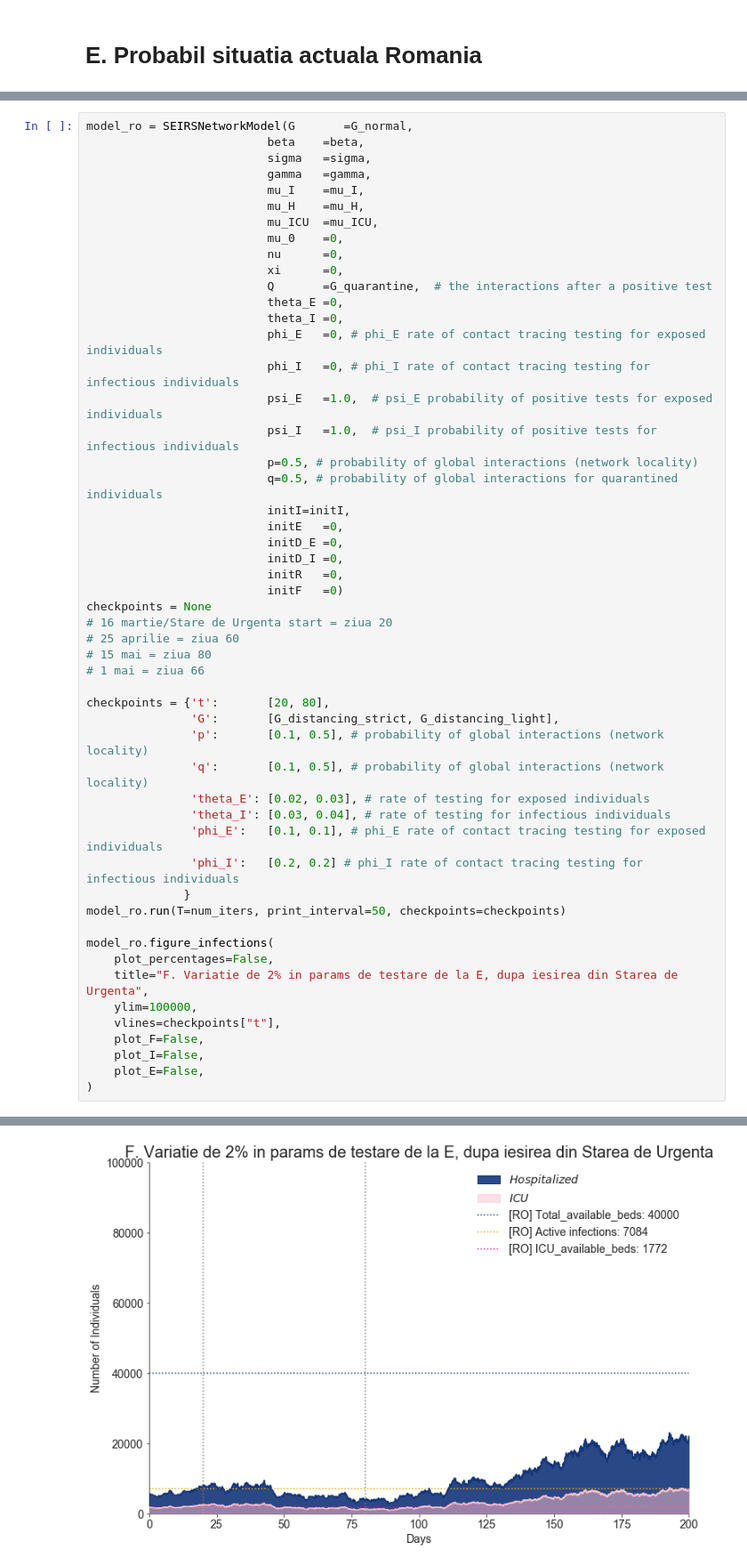
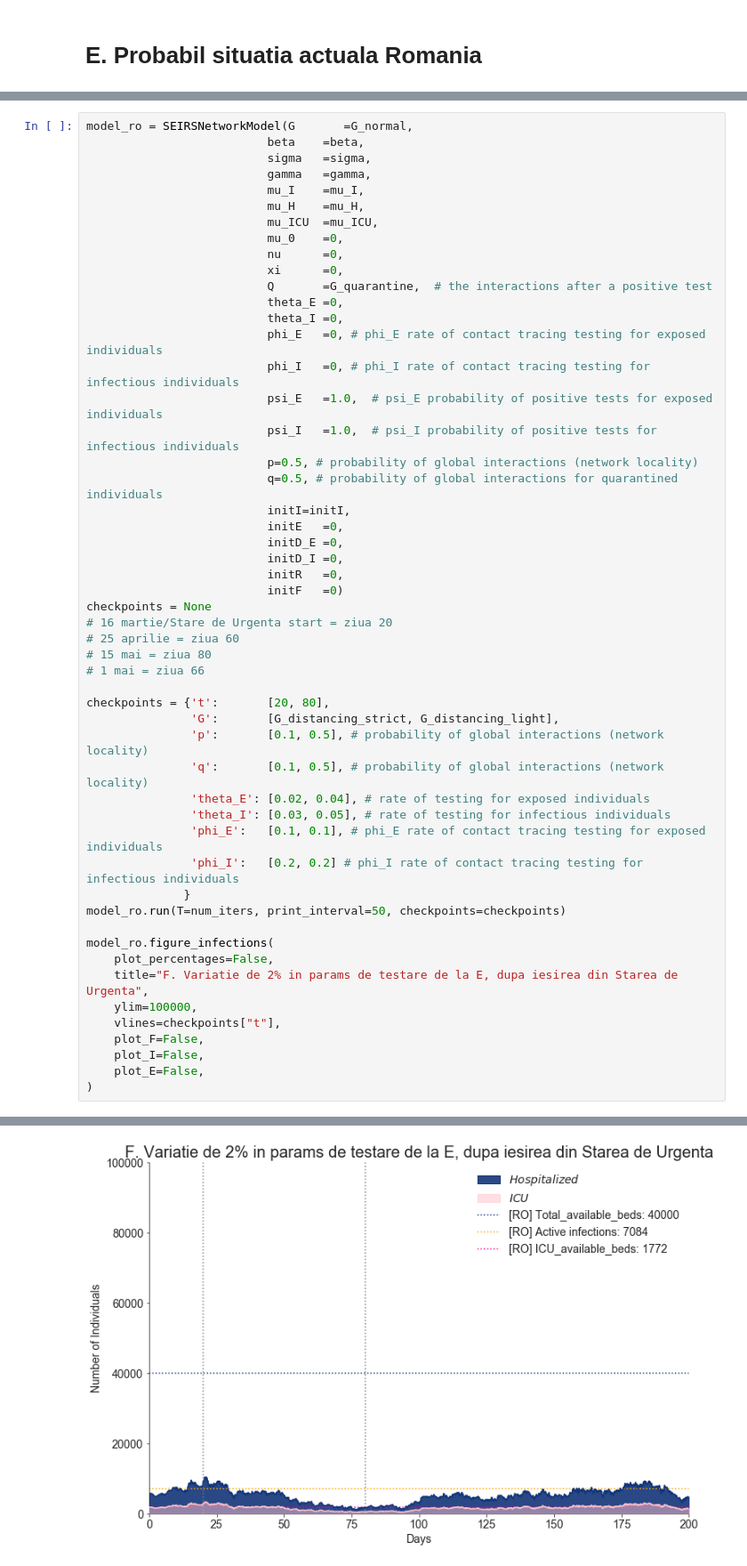
Before and after one commit to ilarele/covid19, a Jupyter notebook: ro_covid.ipynb, the cells around one changed output, grey strips where cells are left out. Shown at 89% size. Cells and saved outputs as stored; diff of their text form.

```diff
--- a/ro_covid.ipynb
+++ b/ro_covid.ipynb
@@ -399,8 +399,8 @@ checkpoints = {'t':       [20, 80],
                'G':       [G_distancing_strict, G_distancing_light],
                'p':       [0.1, 0.5], # probability of global interactions (network locality)
                'q':       [0.1, 0.5], # probability of global interactions (network locality)
-               'theta_E': [0.02, 0.03], # rate of testing for exposed individuals
-               'theta_I': [0.03, 0.04], # rate of testing for infectious individuals
+               'theta_E': [0.02, 0.04], # rate of testing for exposed individuals
+               'theta_I': [0.03, 0.05], # rate of testing for infectious individuals
                'phi_E':   [0.1, 0.1], # phi_E rate of contact tracing testing for exposed individuals
                'phi_I':   [0.2, 0.2] # phi_I rate of contact tracing testing for infectious individuals
               }
@@ -419 +426 @@ model_ro.figure_infections(
-[figure, old version]
+[figure, new version]
```
Also changed, not shown: parts of 3 cells of this notebook, 2 other files.
